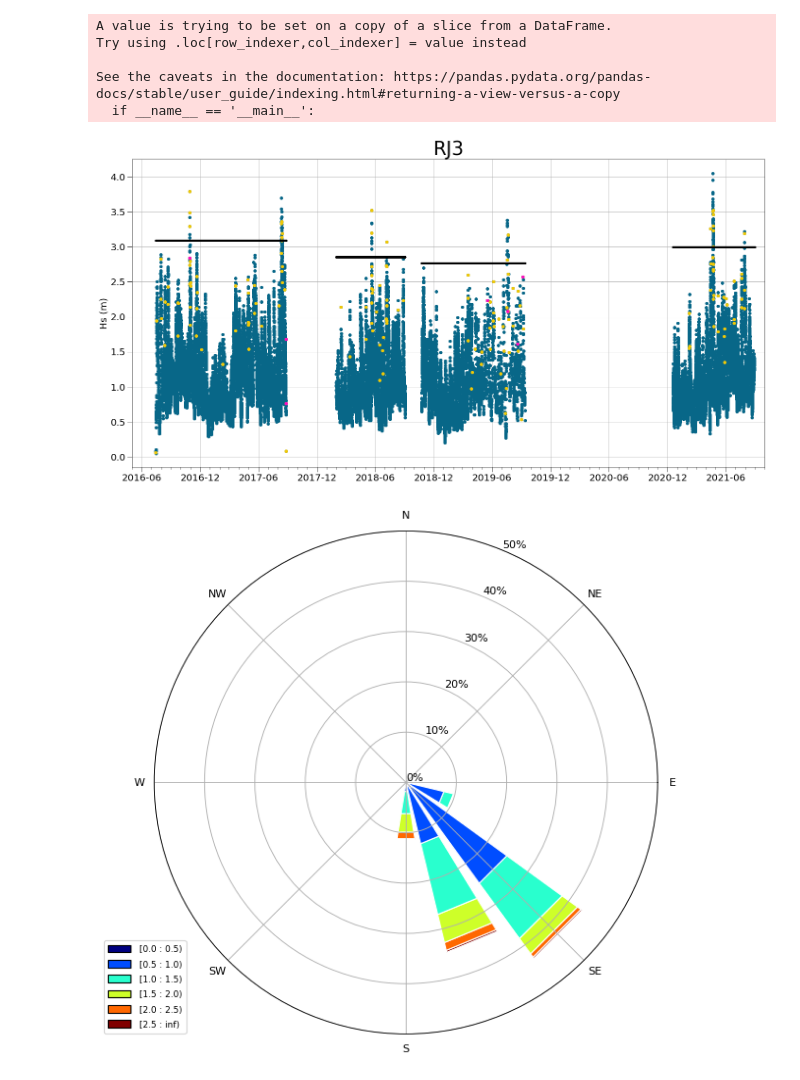
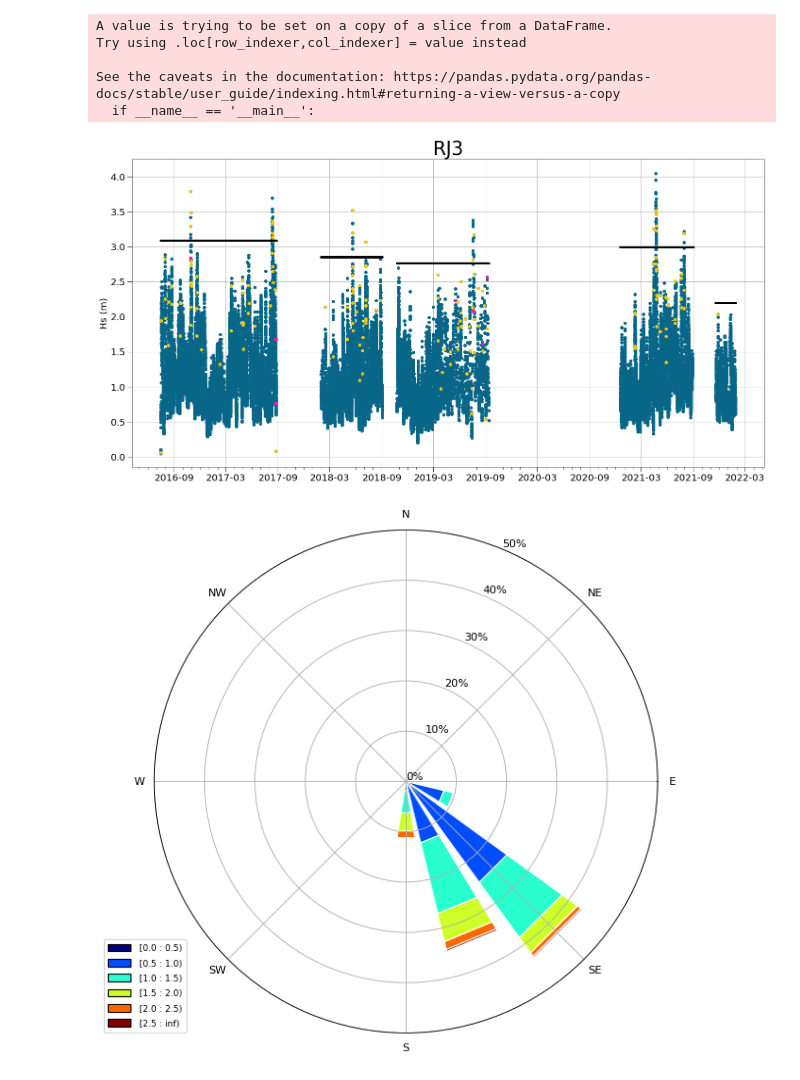
Before and after one commit to BrenoSCabral/ES3, a Jupyter notebook: RJ3.ipynb, the cells around one changed output. Drawn from its saved outputs; the diff is of its cells as text; code cells hidden in the pictures.

Commit message:
adjusting images

```diff
--- a/RJ3.ipynb
+++ b/RJ3.ipynb
@@ -200,35 +200,35 @@ ax.plot(serie5['EE'][:], marker = '.', color = 'black', linestyle = 'none')
 
 ax.grid()
 ax.set_ylabel('Hs (m)', fontsize = 20)
 
 ################################# data #######################
 
 # Major ticks every 6 months.
 fmt_half_year = mdates.MonthLocator(interval=6)
 ax.xaxis.set_major_locator(fmt_half_year)
 
 # Minor ticks every month.
 fmt_month = mdates.MonthLocator()
 ax.xaxis.set_minor_locator(fmt_month)
 
 # Text in the x axis will be displayed in 'YYYY-mm' format.
 ax.xaxis.set_major_formatter(mdates.DateFormatter('%Y-%m'))
 
 
 ax.tick_params(axis='both', which='major', labelsize=20, size=10)
 ax.tick_params(axis='both', which='minor', size=5)
 
-ax.set_xlim(datetime(2016,5,1), datetime(2021,10,1))
+# ax.set_xlim(datetime(2016,5,1), datetime(2021,10,1))
 
 
 
 ###########################################################################
 
 plt.title('RJ3', fontsize = 40)
 
 plt.savefig(os.getcwd() +'/fig/RJ3_series_separadas')
 # %% [output]
-[figure, old version]
+[figure, new version]
 # %%
 from windrose import WindroseAxes
 # %%
```
Also changed, not shown: 5 other files.
